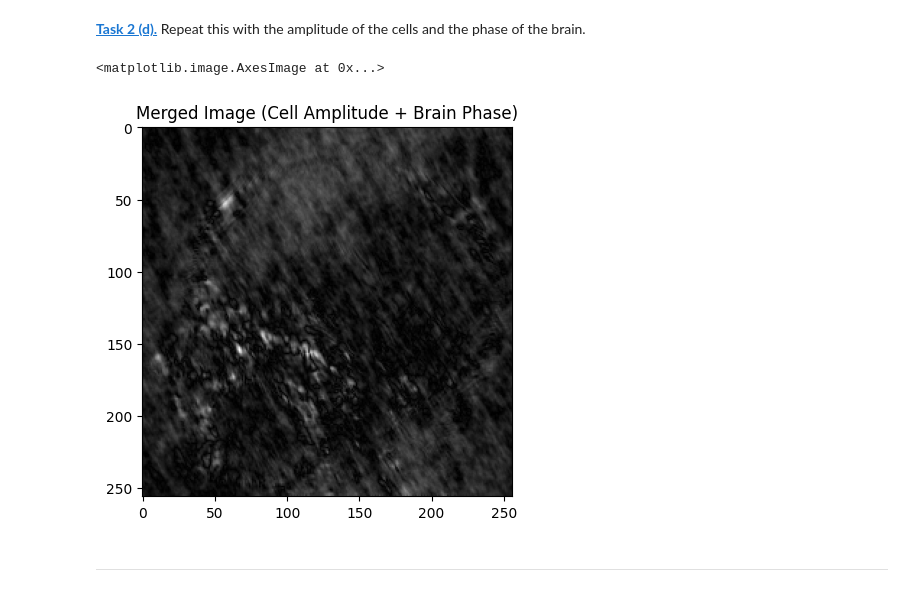
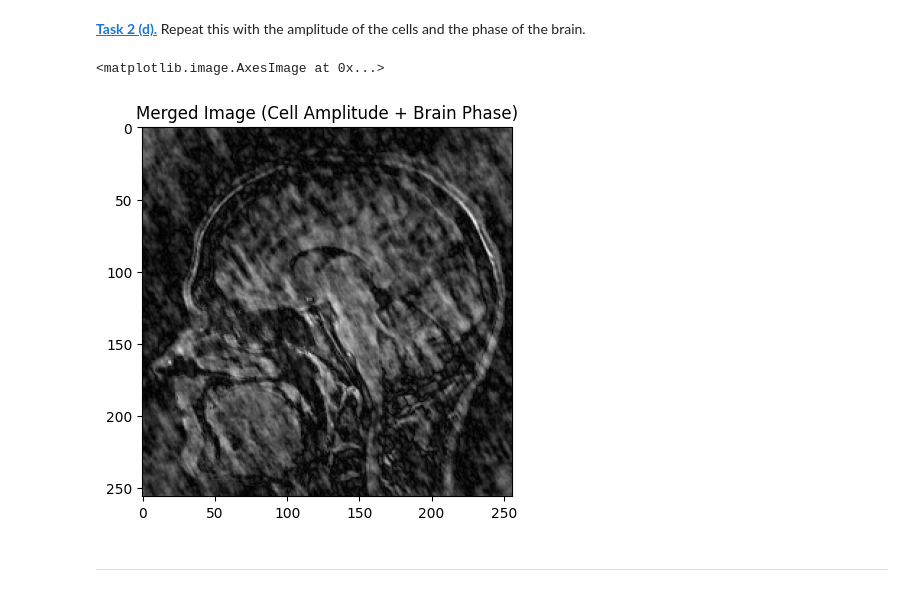
Before and after one commit to DavidDulkies31/mobi-fs5-python, a Jupyter notebook: fourier.ipynb, the cells around one changed output. Drawn from its saved outputs; the diff is of its cells as text; code cells hidden in the pictures.

Commit message:
Finish fourier

```diff
--- a/fourier.ipynb
+++ b/fourier.ipynb
@@ -38,8 +38,10 @@ plt.imshow(cell_phase, 'gray')
 # %% [markdown]
 **[Task 1 (d).]()** Do a shift so that zero is displayed in the center of the image and show amplitude and phase again.
 # %%
-cell_shifted_amplitude = np.fft.fftshift(cell_amplitude)
-cell_shifted_phase = np.fft.fftshift(cell_phase)
+shifted_cell_ft = np.fft.fftshift(cell_ft)
+
+cell_shifted_amplitude = np.abs(shifted_cell_ft)
+cell_shifted_phase = np.angle(shifted_cell_ft)
 
 plt.figure()
 plt.subplot(1, 2, 1)
@@ -70,13 +72,11 @@ plt.imshow(brain_img, cmap='gray')
 # %% [markdown]
 **[Task 2 (b).]()** Apply the FFT, do a shift, extract amplitude and phase.
 # %%
-
 brain_ft = np.fft.fft2(brain_img)
 
-shifted_brain_ft = np.fft.fftshift(brain_ft)
+brain_amplitude = np.abs(brain_img)
+brain_phase = np.angle(brain_img)
 
-brain_amplitude = np.abs(shifted_brain_ft)
-brain_phase = np.angle(shifted_brain_ft)
 plt.figure()
 plt.subplot(1, 2, 1)
 plt.title('Amplitude of Brain MRI')
@@ -84,5 +84,19 @@ plt.imshow(np.log(brain_amplitude), 'gray',)
 plt.subplot(1, 2, 2)
 plt.title('Phase of Brain MRI')
 plt.imshow(brain_phase, 'gray',)
+
+
+shifted_brain_ft = np.fft.fftshift(brain_ft)
+
+brain_shifted_amplitude = np.abs(shifted_brain_ft)
+brain_shifted_phase = np.angle(shifted_brain_ft)
+
+plt.figure()
+plt.subplot(1, 2, 1)
+plt.title('shifted Amplitude of Brain MRI')
+plt.imshow(np.log(brain_shifted_amplitude), 'gray',)
+plt.subplot(1, 2, 2)
+plt.title('shifted Phase of Brain MRI')
+plt.imshow(brain_shifted_phase, 'gray',)
 # %% [output]
 <matplotlib.image.AxesImage at 0x...>
@@ -105,15 +120,15 @@ plt.imshow(np.abs(merged_img), cmap='gray')
 # %% [markdown]
 **[Task 2 (d).]()** Repeat this with the amplitude of the cells and the phase of the brain.
 # %%
-#merge amplitude of cell image with phase of brain MRI. do the inverse fourier transform and display the result
-merged_ft2 = to_complex_array(cell_amplitude, brain_phase)
-merged_shifted_ft2 = np.fft.ifftshift(merged_ft2)
-merged_img2 = np.fft.ifft2(merged_shifted_ft2)
+amplitudeCell_phaseBrain = to_complex_array(cell_shifted_amplitude, brain_shifted_phase)
+shifted_amplitudeCell_phaseBrain = np.fft.ifftshift(amplitudeCell_phaseBrain)
+merged_img2 = np.fft.ifft2(shifted_amplitudeCell_phaseBrain)
+
 plt.title('Merged Image (Cell Amplitude + Brain Phase)')
 plt.imshow(np.abs(merged_img2), cmap='gray')
 # %% [output]
 <matplotlib.image.AxesImage at 0x...>
-[figure, old version]
+[figure, new version]
 # %% [markdown]
 ---
 # %% [markdown]
```
Also changed, not shown: parts of 15 cells of this notebook.
